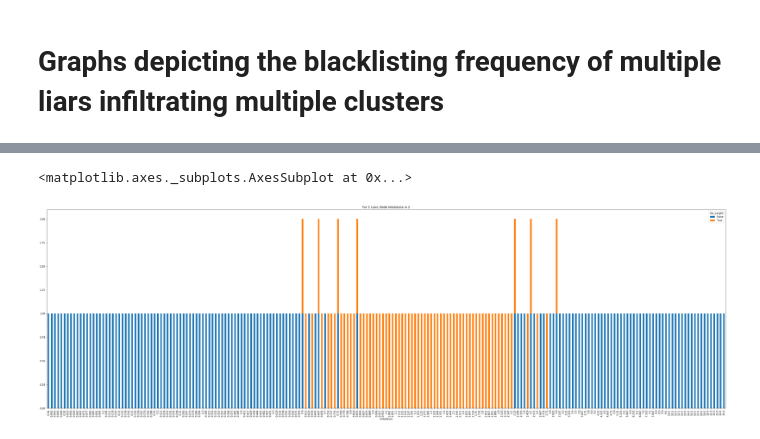
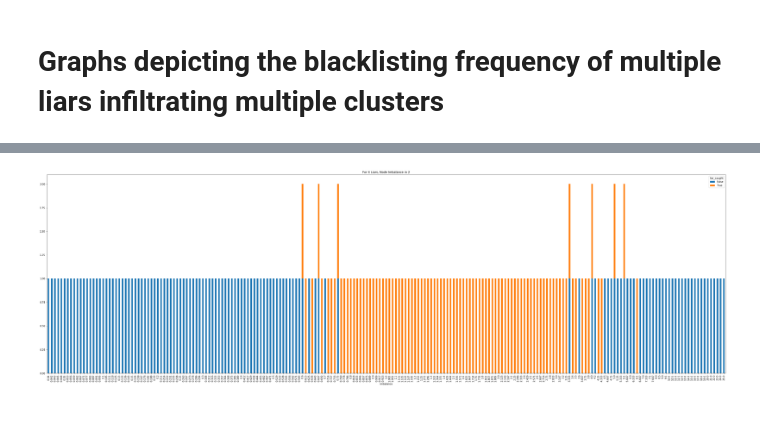
Before and after one commit to isabella232/student_19_proof-of-loc, a Jupyter notebook: python_graphs/var_clusters_multiliar/var_clusters_multiliar.ipynb, the cells around one changed output, grey strips where cells are left out. Saved outputs shown, nothing was run; the diff lists cells and outputs as text; code cells hidden in the pictures.

```diff
--- a/python_graphs/var_clusters_multiliar/var_clusters_multiliar.ipynb
+++ b/python_graphs/var_clusters_multiliar/var_clusters_multiliar.ipynb
@@ -7,8 +7,8 @@ import matplotlib.pyplot as plt
 #configs
 distance = 100000
 nbClusters = 2
-nbLiars = 2
-nbNodesRange = [11, 12, 13, 14, 15, 16, 17, 18, 19, 20, 21, 22, 23, 24, 25, 26]
+nbLiars = 4
+nbNodesRange = [13, 14, 15, 16, 17, 18, 19, 20, 21, 22, 23, 24, 25, 26]
 withSuspects = True
 
 
@@ -85,9 +55,11 @@ data[data["imbalance"] <= 1]
 # %%
-fig1, ax1 = plt.subplots(figsize=(50, 15))
-data[["imbalance", "liar_caught"]].drop_duplicates()\
-    .groupby(["imbalance", "liar_caught"]).size().unstack(fill_value=0).reset_index()\
-    .plot.bar(stacked=True, ax=ax1, x="imbalance",
-              title="For "+str(nbLiars)+" Liars, Node Imbalance in "+str(nbClusters))
+if nbClusters == 2:
+    data["imbalance"] = (data["c1"]/data["c2"]).round(3)
+    fig1, ax1 = plt.subplots(figsize=(50, 15))
+    data[["imbalance", "liar_caught"]].drop_duplicates()\
+        .groupby(["imbalance", "liar_caught"]).size().unstack(fill_value=0).reset_index()\
+        .plot.bar(stacked=True, ax=ax1, x="imbalance",
+                  title="For "+str(nbLiars)+" Liars, Node Imbalance in "+str(nbClusters))
+    fig1.savefig('graphs/cluster_ratios/'+filename+'_cluster_ratio.png')
 # %% [output]
-<matplotlib.axes._subplots.AxesSubplot at 0x...>
-[figure, old version]
+[figure, new version]
```
Also changed, not shown: parts of 5 cells of this notebook, 14 other files.
